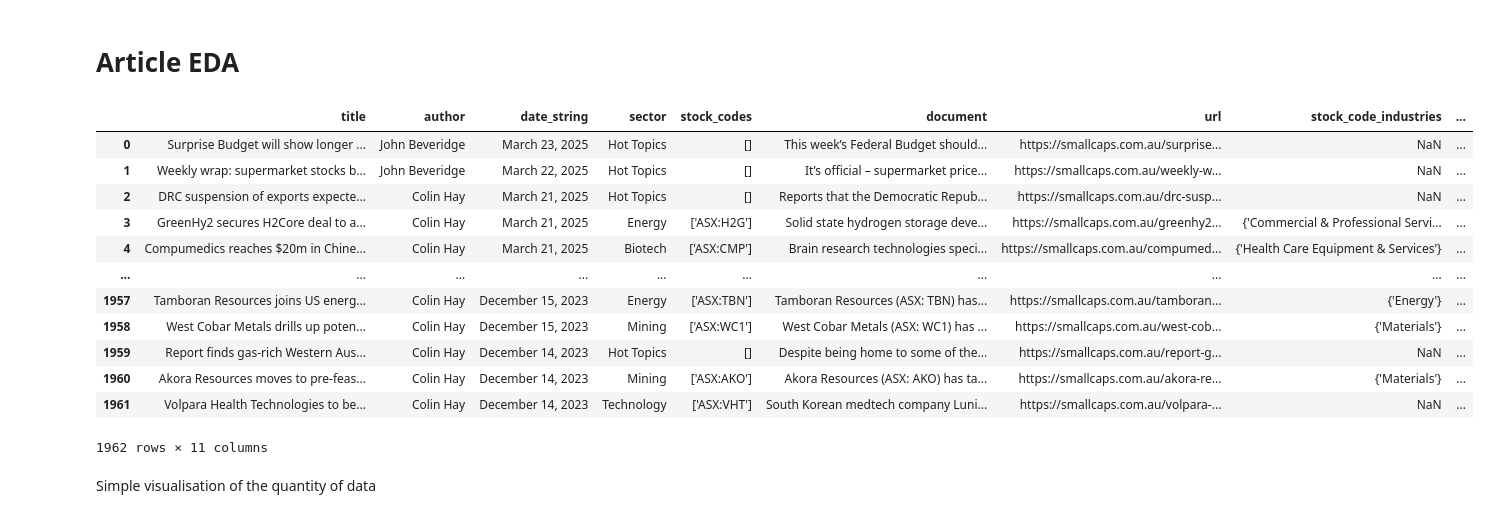
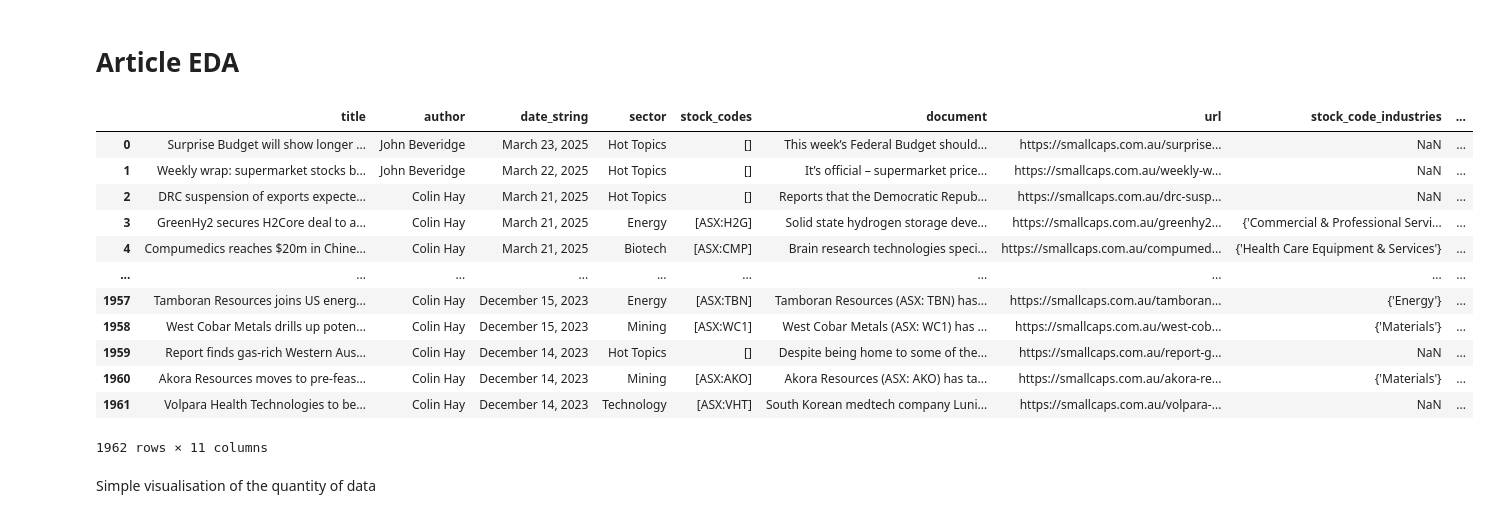
Before and after one commit to H-unter/MA3831-Assignment-2-3, a Jupyter notebook: code/scrape_article.ipynb, the cells around one changed output. Drawn from its saved outputs; the diff is of its cells as text; code cells hidden in the pictures.

```diff
--- a/code/scrape_article.ipynb
+++ b/code/scrape_article.ipynb
@@ -274,23 +274,29 @@ df.to_csv('../data/article_scraped_data.csv', index=False)
 # Article EDA
 # %%
 # RUN THIS CODE IF YOU ALREADY HAVE THE DATA
-df = pd.read_csv('../data/article_scraped_data.csv')
+import pandas as pd
+import ast
+import matplotlib.pyplot as plt
+import seaborn as sns
+import numpy as np
+import re
+df = pd.read_csv('../data/article_scraped_data.csv', converters={'stock_codes': ast.literal_eval})
 df['datetime'] = pd.to_datetime(df['datetime'], errors='coerce')
 df['month'] = df['datetime'].dt.strftime('%b %y')
 df
 # %% [output]
 |  | title | author | date_string | sector | stock_codes | document | url | stock_code_industries | ... |
 | 0 | Surprise Budget will show longer ... | John Beveridge | March 23, 2025 | Hot Topics | [] | This week’s Federal Budget should... | https://smallcaps.com.au/surprise... | NaN | ... |
 | 1 | Weekly wrap: supermarket stocks b... | John Beveridge | March 22, 2025 | Hot Topics | [] | It’s official – supermarket price... | https://smallcaps.com.au/weekly-w... | NaN | ... |
 | 2 | DRC suspension of exports expecte... | Colin Hay | March 21, 2025 | Hot Topics | [] | Reports that the Democratic Repub... | https://smallcaps.com.au/drc-susp... | NaN | ... |
-| 3 | GreenHy2 secures H2Core deal to a... | Colin Hay | March 21, 2025 | Energy | ['ASX:H2G'] | Solid state hydrogen storage deve... | https://smallcaps.com.au/greenhy2... | {'Commercial & Professional Servi... | ... |
-| 4 | Compumedics reaches $20m in Chine... | Colin Hay | March 21, 2025 | Biotech | ['ASX:CMP'] | Brain research technologies speci... | https://smallcaps.com.au/compumed... | {'Health Care Equipment & Services'} | ... |
+| 3 | GreenHy2 secures H2Core deal to a... | Colin Hay | March 21, 2025 | Energy | [ASX:H2G] | Solid state hydrogen storage deve... | https://smallcaps.com.au/greenhy2... | {'Commercial & Professional Servi... | ... |
+| 4 | Compumedics reaches $20m in Chine... | Colin Hay | March 21, 2025 | Biotech | [ASX:CMP] | Brain research technologies speci... | https://smallcaps.com.au/compumed... | {'Health Care Equipment & Services'} | ... |
 | ... | ... | ... | ... | ... | ... | ... | ... | ... | ... |
-| 1957 | Tamboran Resources joins US energ... | Colin Hay | December 15, 2023 | Energy | ['ASX:TBN'] | Tamboran Resources (ASX: TBN) has... | https://smallcaps.com.au/tamboran... | {'Energy'} | ... |
-| 1958 | West Cobar Metals drills up poten... | Colin Hay | December 15, 2023 | Mining | ['ASX:WC1'] | West Cobar Metals (ASX: WC1) has ... | https://smallcaps.com.au/west-cob... | {'Materials'} | ... |
+| 1957 | Tamboran Resources joins US energ... | Colin Hay | December 15, 2023 | Energy | [ASX:TBN] | Tamboran Resources (ASX: TBN) has... | https://smallcaps.com.au/tamboran... | {'Energy'} | ... |
+| 1958 | West Cobar Metals drills up poten... | Colin Hay | December 15, 2023 | Mining | [ASX:WC1] | West Cobar Metals (ASX: WC1) has ... | https://smallcaps.com.au/west-cob... | {'Materials'} | ... |
 | 1959 | Report finds gas-rich Western Aus... | Colin Hay | December 14, 2023 | Hot Topics | [] | Despite being home to some of the... | https://smallcaps.com.au/report-g... | NaN | ... |
-| 1960 | Akora Resources moves to pre-feas... | Colin Hay | December 14, 2023 | Mining | ['ASX:AKO'] | Akora Resources (ASX: AKO) has ta... | https://smallcaps.com.au/akora-re... | {'Materials'} | ... |
-| 1961 | Volpara Health Technologies to be... | Colin Hay | December 14, 2023 | Technology | ['ASX:VHT'] | South Korean medtech company Luni... | https://smallcaps.com.au/volpara-... | NaN | ... |
+| 1960 | Akora Resources moves to pre-feas... | Colin Hay | December 14, 2023 | Mining | [ASX:AKO] | Akora Resources (ASX: AKO) has ta... | https://smallcaps.com.au/akora-re... | {'Materials'} | ... |
+| 1961 | Volpara Health Technologies to be... | Colin Hay | December 14, 2023 | Technology | [ASX:VHT] | South Korean medtech company Luni... | https://smallcaps.com.au/volpara-... | NaN | ... |
 1962 rows × 11 columns
 # %% [markdown]
 Simple visualisation of the quantity of data
```
Also changed, not shown: parts of 2 cells of this notebook, 17 other files.
